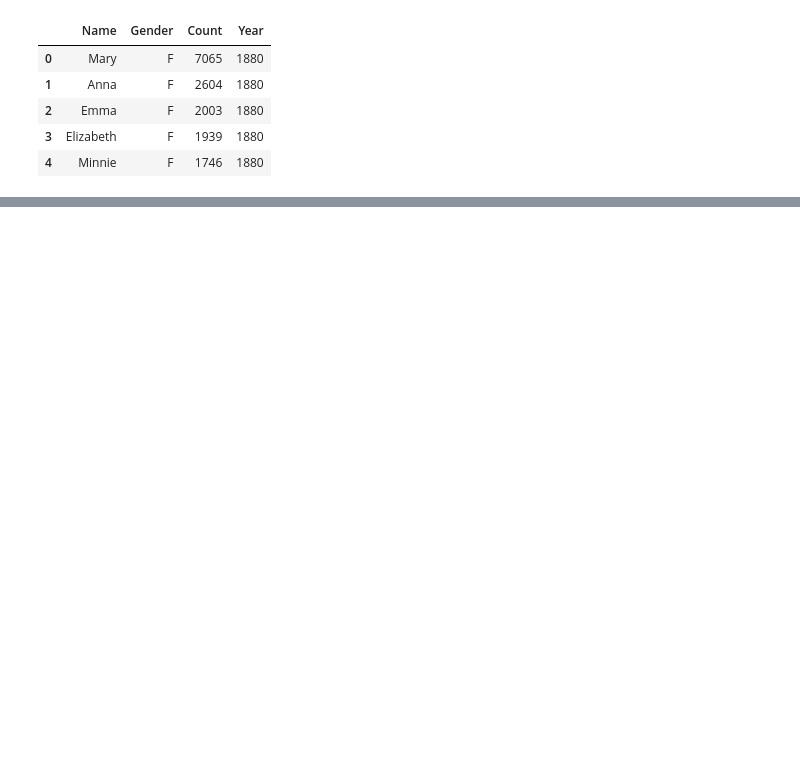
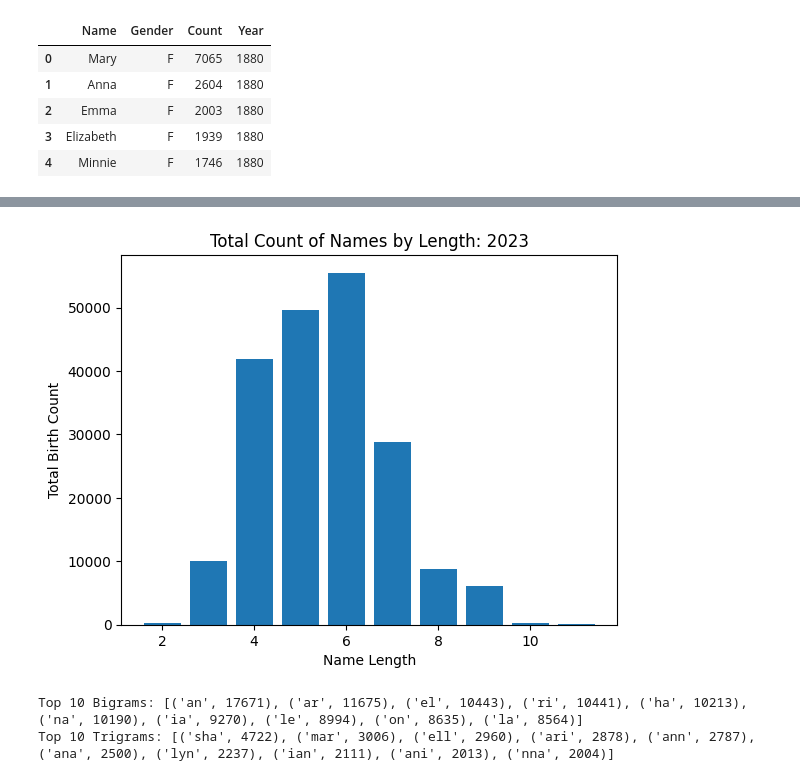
Before and after one commit to BenjaminHelyer/data-worldgen, a Jupyter notebook: src/namegen/us_name_eda.ipynb, the cells around one changed output, grey strips where cells are left out. Saved outputs shown, nothing was run; the diff lists cells and outputs as text; code cells hidden in the pictures; blank space fills up the shorter version.

```diff
--- a/src/namegen/us_name_eda.ipynb
+++ b/src/namegen/us_name_eda.ipynb
@@ -47,0 +95,38 @@ baby_names_df.count()
+# %%
+baby_names_df["NameLength"] = baby_names_df["Name"].str.len()
+
+baby_names_only_1880 = baby_names_df[baby_names_df["Year"] == 1880]
+
+name_length_dist = baby_names_only_1880.groupby("NameLength")["Count"].sum().reset_index()
+
+plt.figure()
+plt.bar(name_length_dist["NameLength"], name_length_dist["Count"])
+plt.title("Total Count of Names by Length: 2023")
+plt.xlabel("Name Length")
+plt.ylabel("Total Birth Count")
+plt.show()
+# %% [output]
+[figure, added]
+# %%
+
+
+def get_ngrams(name, n=2):
+    return [name[i:i+n] for i in range(len(name) - n + 1)]
+
+# Aggregate all names
+all_names = baby_names_df["Name"].unique()
+
+# Bigram and trigram counters
+bigram_counter = Counter()
+trigram_counter = Counter()
+
+for name in all_names:
+    name = name.lower()
+    bigram_counter.update(get_ngrams(name, 2))
+    trigram_counter.update(get_ngrams(name, 3))
+
+print("Top 10 Bigrams:", bigram_counter.most_common(10))
+print("Top 10 Trigrams:", trigram_counter.most_common(10))
+# %% [output]
+Top 10 Bigrams: [('an', 17671), ('ar', 11675), ('el', 10443), ('ri', 10441), ('ha', 10213), ('na', 10190), ('ia', 9270), ('le', 8994), ('on', 8635), ('la', 8564)]
+Top 10 Trigrams: [('sha', 4722), ('mar', 3006), ('ell', 2960), ('ari', 2878), ('ann', 2787), ('ana', 2500), ('lyn', 2237), ('ian', 2111), ('ani', 2013), ('nna', 2004)]
```
Also changed, not shown: parts of 20 cells of this notebook.
